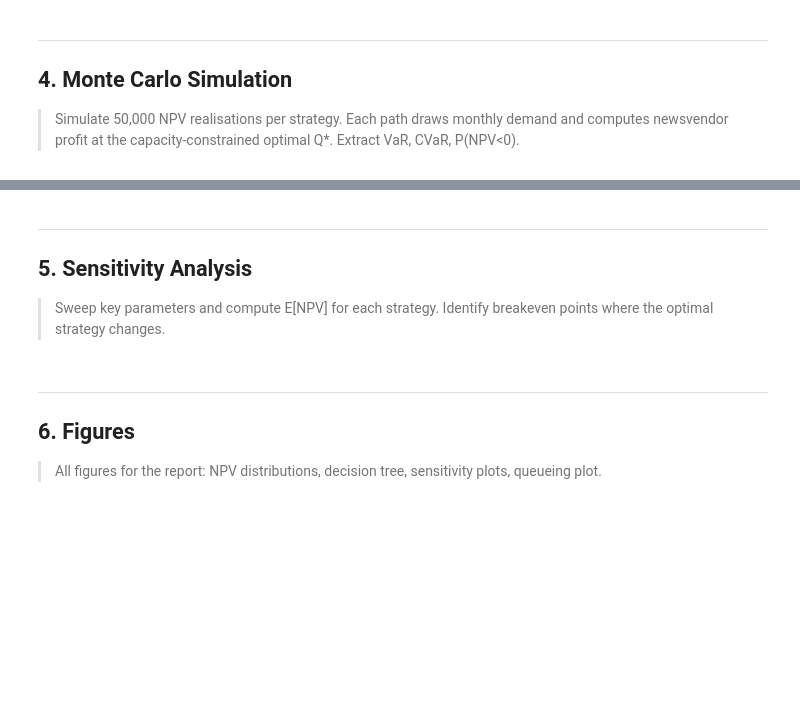
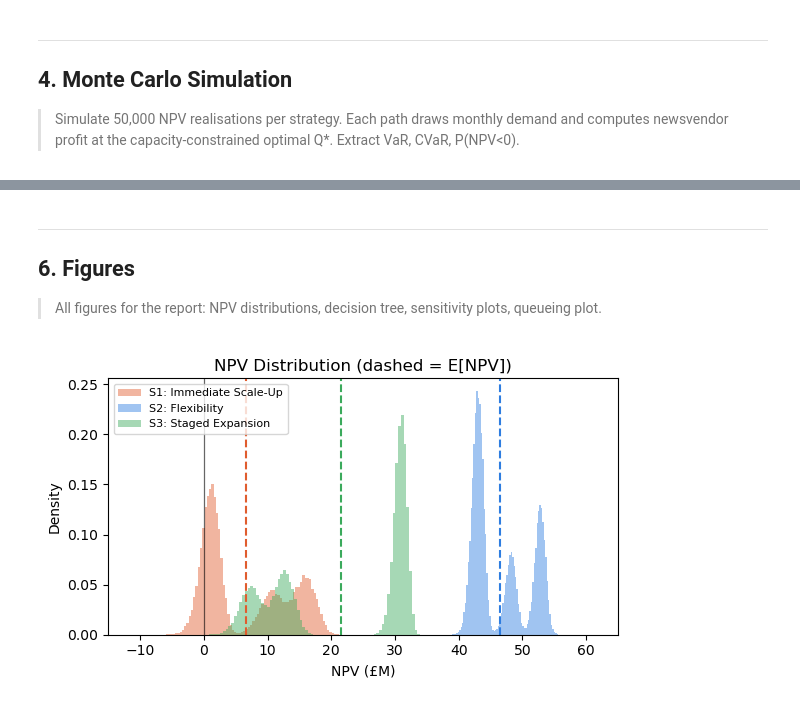
Before and after one commit to liuzihe02/iia, a Jupyter notebook: 3E3/3E3_zl559.ipynb, the cells around one changed output, grey strips where cells are left out. Saved outputs shown, nothing was run; the diff lists cells and outputs as text; code cells hidden in the pictures; blank space fills up the shorter version.

Commit message:
update fonts, decision tree

```diff
--- a/3E3/3E3_zl559.ipynb
+++ b/3E3/3E3_zl559.ipynb
@@ -15,19 +15,6 @@ from matplotlib.patches import FancyArrowPatch
 import warnings
 
 warnings.filterwarnings("ignore")
-
-# ── Plot style ──────────────────────────────────────────────
-plt.rcParams.update(
-    {
-        "font.family": "serif",
-        "font.size": 10,
-        "axes.titlesize": 11,
-        "axes.labelsize": 10,
-        "figure.dpi": 130,
-        "axes.spines.top": False,
-        "axes.spines.right": False,
-    }
-)
 
 # ── Parameters ──────────────────────────────────────────────
 mu0, sigma0 = 1000, 150
@@ -519,6 +532,0 @@ for label, key, fmt in rows:
-# %% [markdown]
----
-
-## 5. Sensitivity Analysis
-
-> Sweep key parameters and compute E[NPV] for each strategy. Identify breakeven points where the optimal strategy changes.
@@ -633,43 +539,30 @@ except:
 # %%
 colours = {"S1": "#e05c2e", "S2": "#2e7de0", "S3": "#3baa5c"}
 labels = {
     "S1": "S1: Immediate Scale-Up",
     "S2": "S2: Flexibility",
     "S3": "S3: Staged Expansion",
 }
 
-# ── Figure 1: NPV CDF ────────────────────────────────────────
-fig, axes = plt.subplots(1, 2, figsize=(11, 4))
+# ── Figure 1: NPV density ────────────────────────────────────
+fig, ax = plt.subplots(figsize=(6, 3.5))
 
-# CDF
-ax = axes[0]
-for s in ("S1", "S2", "S3"):
-    v = np.sort(npv_mc[s])
-    ax.plot(v, np.linspace(0, 1, len(v)), color=colours[s], lw=1.8, label=labels[s])
-ax.axvline(0, color="k", ls="--", lw=0.9, alpha=0.6)
-ax.axhline(0.05, color="grey", ls=":", lw=0.8)
-ax.set_xlabel("NPV (£M)")
-ax.set_ylabel("CDF")
-ax.set_title("Cumulative Distribution of NPV")
-ax.legend(fontsize=8)
-ax.set_xlim(-60, 80)
-
-# Histogram / density
-ax = axes[1]
 for s in ("S1", "S2", "S3"):
     ax.hist(
-        npv_mc[s], bins=100, density=True, alpha=0.45, color=colours[s], label=labels[s]
+        npv_mc[s], bins=80, density=True, alpha=0.45, color=colours[s], label=labels[s]
     )
 for s in ("S1", "S2", "S3"):
-    ax.axvline(measures[s]["mean"], color=colours[s], lw=1.8, ls="--")
+    ax.axvline(measures[s]["mean"], color=colours[s], lw=1.5, ls="--")
 ax.axvline(0, color="k", lw=0.9, alpha=0.6)
 ax.set_xlabel("NPV (£M)")
 ax.set_ylabel("Density")
 ax.set_title("NPV Distribution (dashed = E[NPV])")
 ax.legend(fontsize=8)
-ax.set_xlim(-60, 80)
+ax.set_xlim(-15, 65)
 
 plt.tight_layout()
 plt.savefig("fig_npv_dist.pdf", bbox_inches="tight")
 plt.savefig("fig_npv_dist.png", bbox_inches="tight", dpi=150)
 plt.show()
+# %% [output]
+[figure, added]
```
Also changed, not shown: parts of 6 cells of this notebook, 8 other files.
